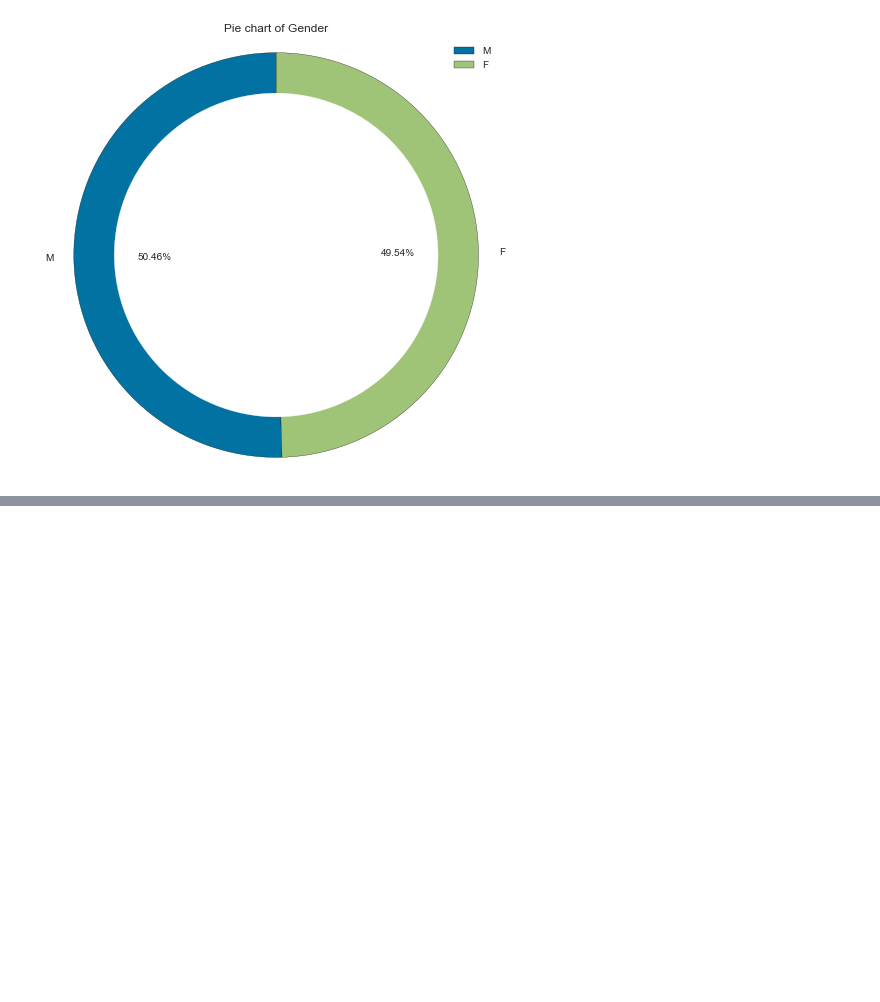
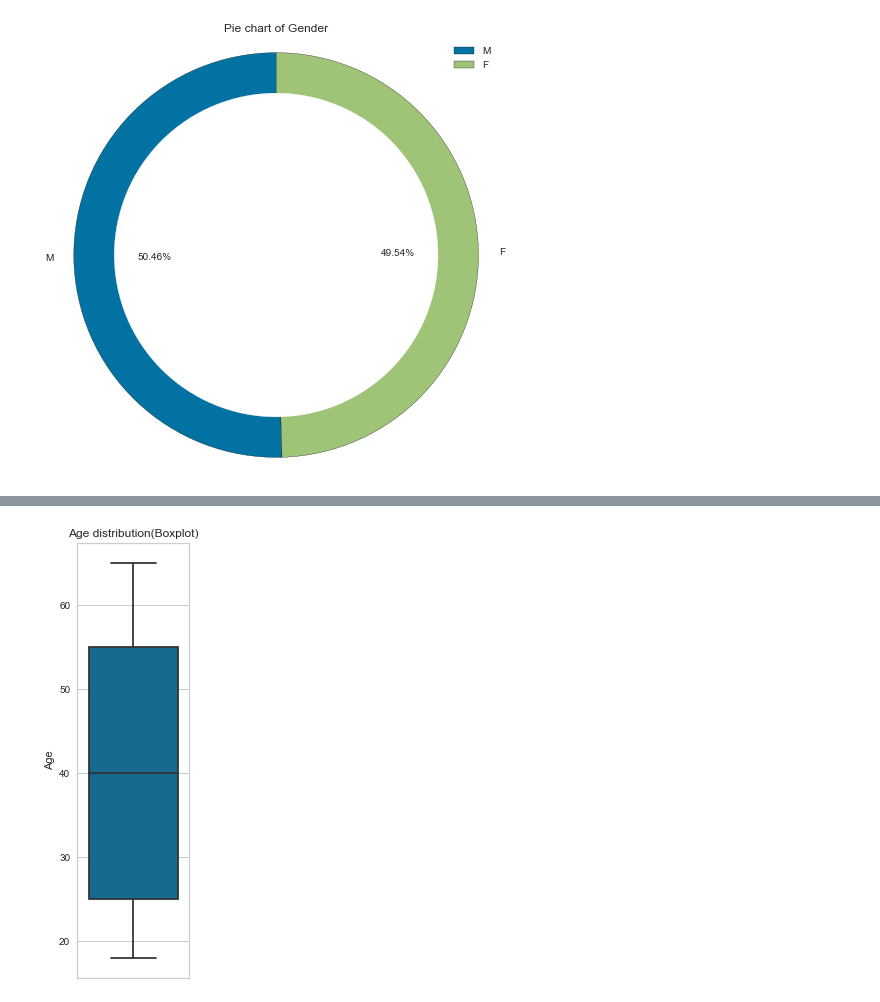
Before and after one commit to semasuka/Loan-amount-prediction-regression, a Jupyter notebook: Loan_amount_prediction.ipynb, the cells around one changed output, grey strips where cells are left out. Saved outputs shown, nothing was run; the diff lists cells and outputs as text; code cells hidden in the pictures; blank space fills up the shorter version.

```diff
--- a/Loan_amount_prediction.ipynb
+++ b/Loan_amount_prediction.ipynb
@@ -208,3 +214,12 @@ def create_donnut_pie_chart(df,feature):
     p=plt.gcf()
     p.gca().add_artist(circle)
     return plt.show()
+# %%
+def create_box_plot(df,feature):
+    '''
+    function to create a box plot
+    '''
+    fig, ax = plt.subplots(figsize=(2,8))
+    sns.boxplot(y=df[feature])
+    plt.title('{} distribution(Boxplot)'.format(feature))
+    return plt.show()
@@ -239,0 +282,4 @@ create_donnut_pie_chart(loan_amt_train_copy,'Gender')
+# %%
+create_box_plot(loan_amt_train_copy, 'Age')
+# %% [output]
+[figure, added]
```
Also changed, not shown: parts of 5 cells of this notebook.
